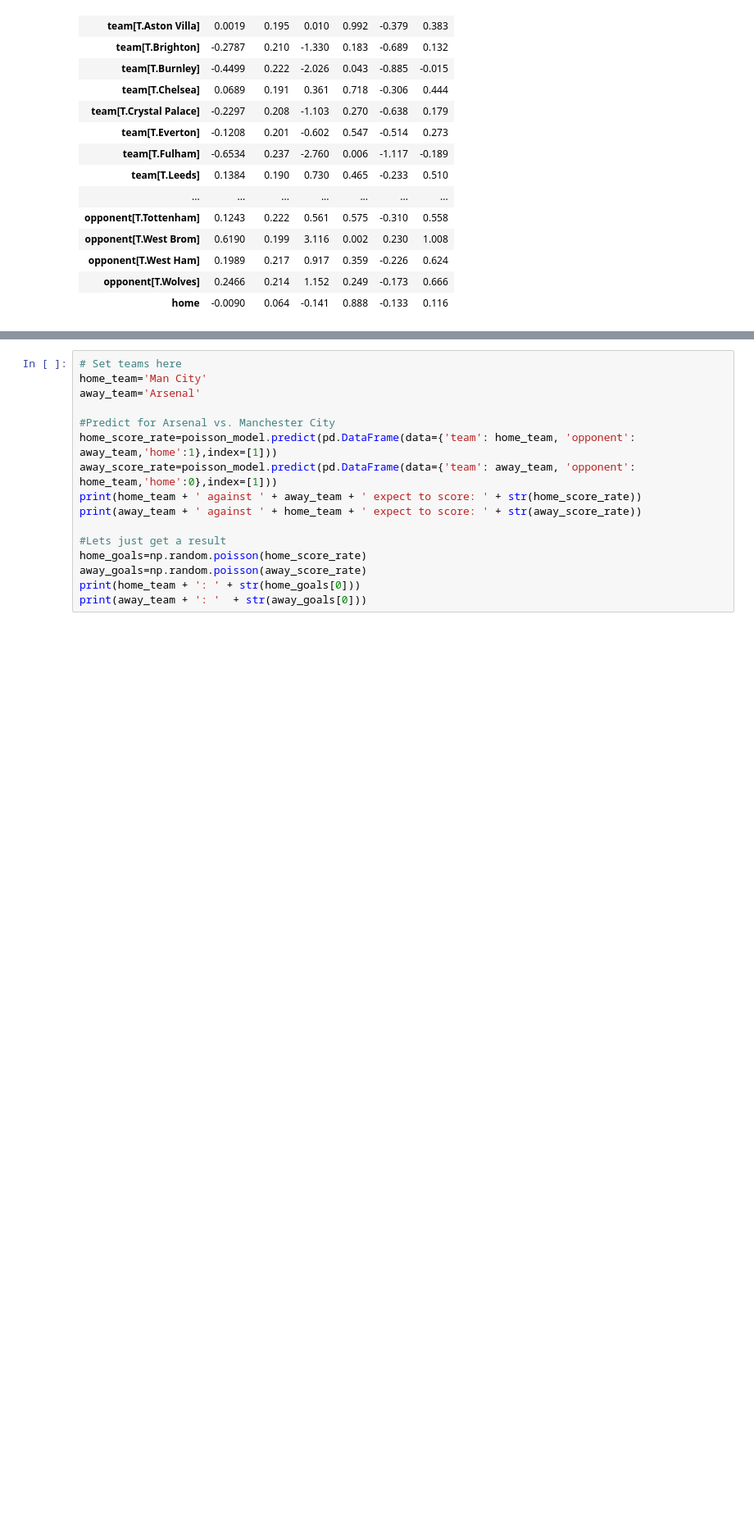
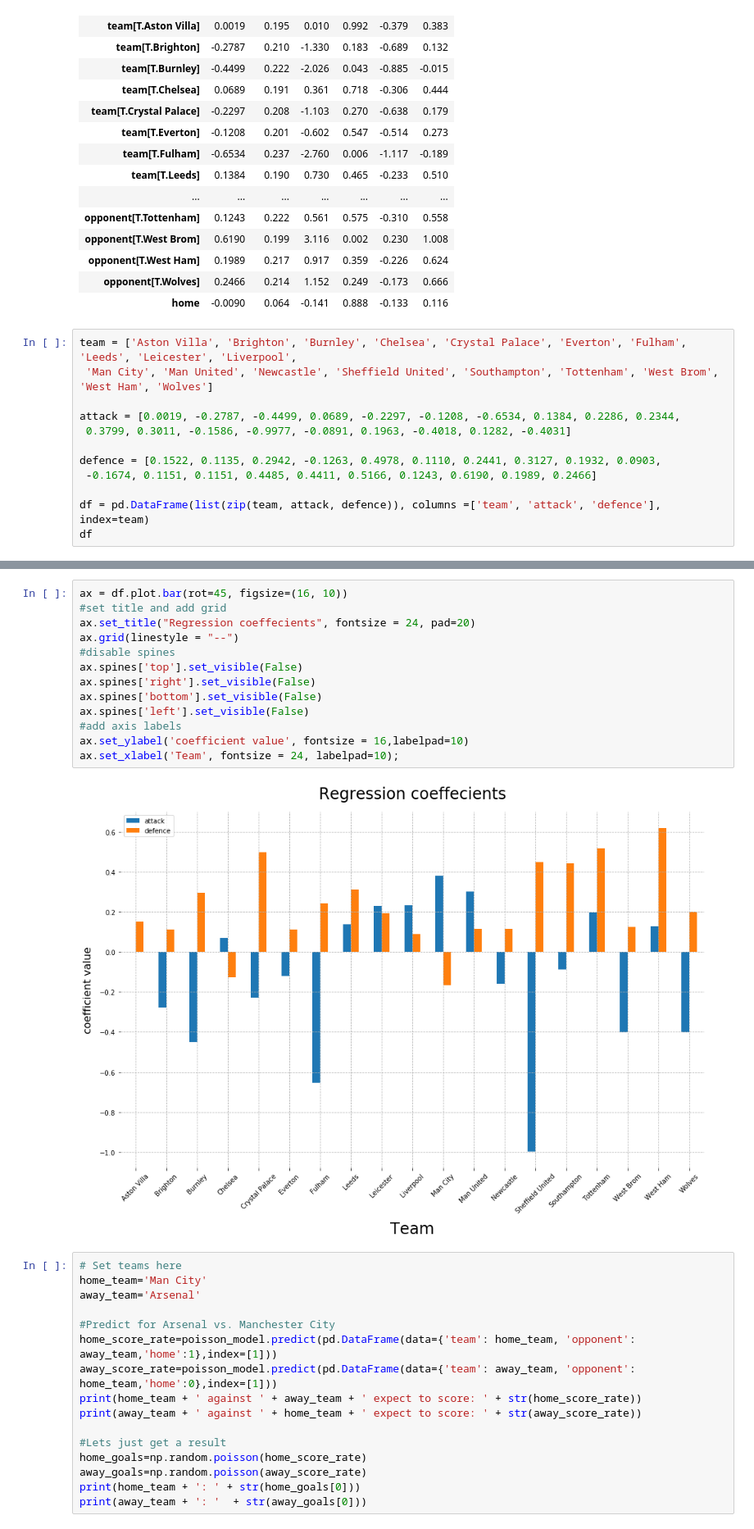
Before and after one commit to yashkarle/soccer-ds-stats, a Jupyter notebook: Projects/4UppsalaMMS/5_SimMatches/sim_match.ipynb, the cells around one changed output, grey strips where cells are left out. Shown at 82% size. Drawn from its saved outputs; the diff is of its cells as text; blank space fills up the shorter version.

```diff
--- a/Projects/4UppsalaMMS/5_SimMatches/sim_match.ipynb
+++ b/Projects/4UppsalaMMS/5_SimMatches/sim_match.ipynb
@@ -218,3 +218,15 @@ Generalized Linear Model Regression Results
 | opponent[T.West Ham] | 0.1989 | 0.217 | 0.917 | 0.359 | -0.226 | 0.624 |
 | opponent[T.Wolves] | 0.2466 | 0.214 | 1.152 | 0.249 | -0.173 | 0.666 |
 | home | -0.0090 | 0.064 | -0.141 | 0.888 | -0.133 | 0.116 |
+# %%
+team = ['Aston Villa', 'Brighton', 'Burnley', 'Chelsea', 'Crystal Palace', 'Everton', 'Fulham', 'Leeds', 'Leicester', 'Liverpool',
+ 'Man City', 'Man United', 'Newcastle', 'Sheffield United', 'Southampton', 'Tottenham', 'West Brom', 'West Ham', 'Wolves']
+
+attack = [0.0019, -0.2787, -0.4499, 0.0689, -0.2297, -0.1208, -0.6534, 0.1384, 0.2286, 0.2344,
+ 0.3799, 0.3011, -0.1586, -0.9977, -0.0891, 0.1963, -0.4018, 0.1282, -0.4031]
+
+defence = [0.1522, 0.1135, 0.2942, -0.1263, 0.4978, 0.1110, 0.2441, 0.3127, 0.1932, 0.0903,
+ -0.1674, 0.1151, 0.1151, 0.4485, 0.4411, 0.5166, 0.1243, 0.6190, 0.1989, 0.2466]
+
+df = pd.DataFrame(list(zip(team, attack, defence)), columns =['team', 'attack', 'defence'], index=team)
+df
@@ -221,3 +251,18 @@ Generalized Linear Model Regression Results
+# %%
+ax = df.plot.bar(rot=45, figsize=(16, 10))
+#set title and add grid
+ax.set_title("Regression coeffecients", fontsize = 24, pad=20)
+ax.grid(linestyle = "--")
+#disable spines
+ax.spines['top'].set_visible(False)
+ax.spines['right'].set_visible(False)
+ax.spines['bottom'].set_visible(False)
+ax.spines['left'].set_visible(False)
+#add axis labels
+ax.set_ylabel('coefficient value', fontsize = 16,labelpad=10)
+ax.set_xlabel('Team', fontsize = 24, labelpad=10);
+# %% [output]
+[figure, added]
 # %%
 # Set teams here
 home_team='Man City'
```
Also changed, not shown: parts of 1 cell of this notebook, 1 other file.
